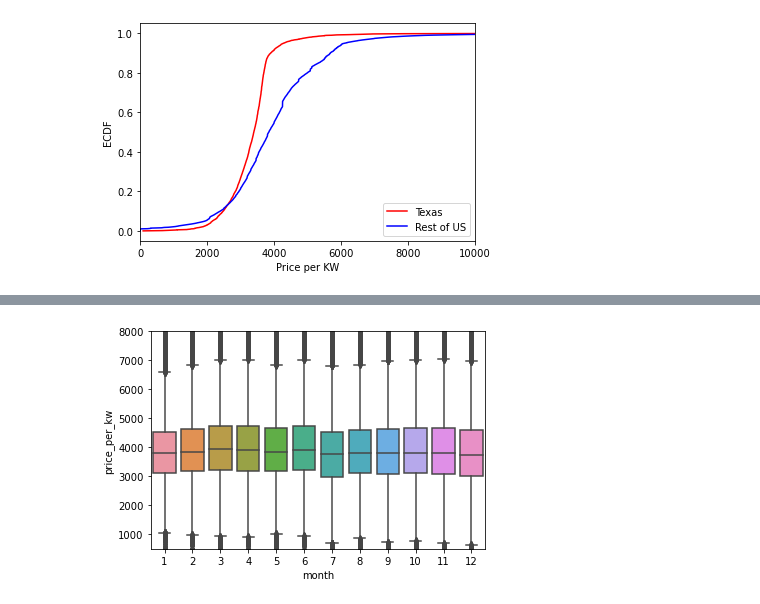
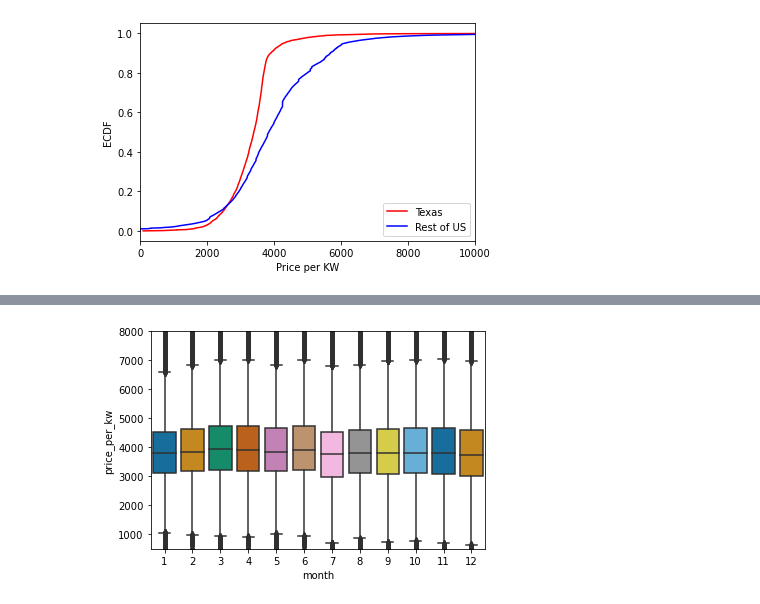
Before and after one commit to zjbrown0689/Solar-Panel-Capstone, a Jupyter notebook: notebooks/Exploratory Data Analysis.ipynb, the cells around one changed output, grey strips where cells are left out. Drawn from its saved outputs; the diff is of its cells as text; code cells hidden in the pictures.

Commit message:
Analyzed more
Corrected column type grouping in data wrangling

```diff
--- a/notebooks/Exploratory Data Analysis.ipynb
+++ b/notebooks/Exploratory Data Analysis.ipynb
@@ -82,6 +96,6 @@ plt.show()
 # %%
-sns.boxplot(x='month', y='price_per_kw', data=data)
+sns.boxplot(x='month', y='price_per_kw', data=data, palette='colorblind')
 plt.ylim(500, 8000)
 plt.show()
 # %% [output]
-[figure, old version]
+[figure, new version]
```
Also changed, not shown: parts of 8 cells of this notebook, 1 other file.
